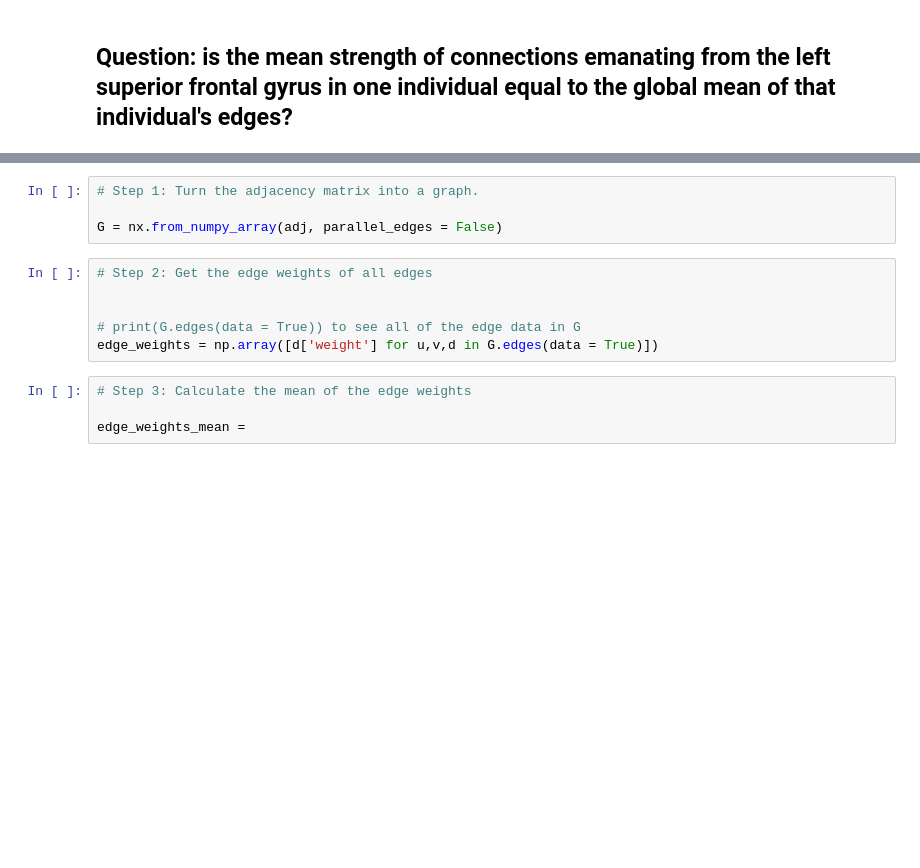
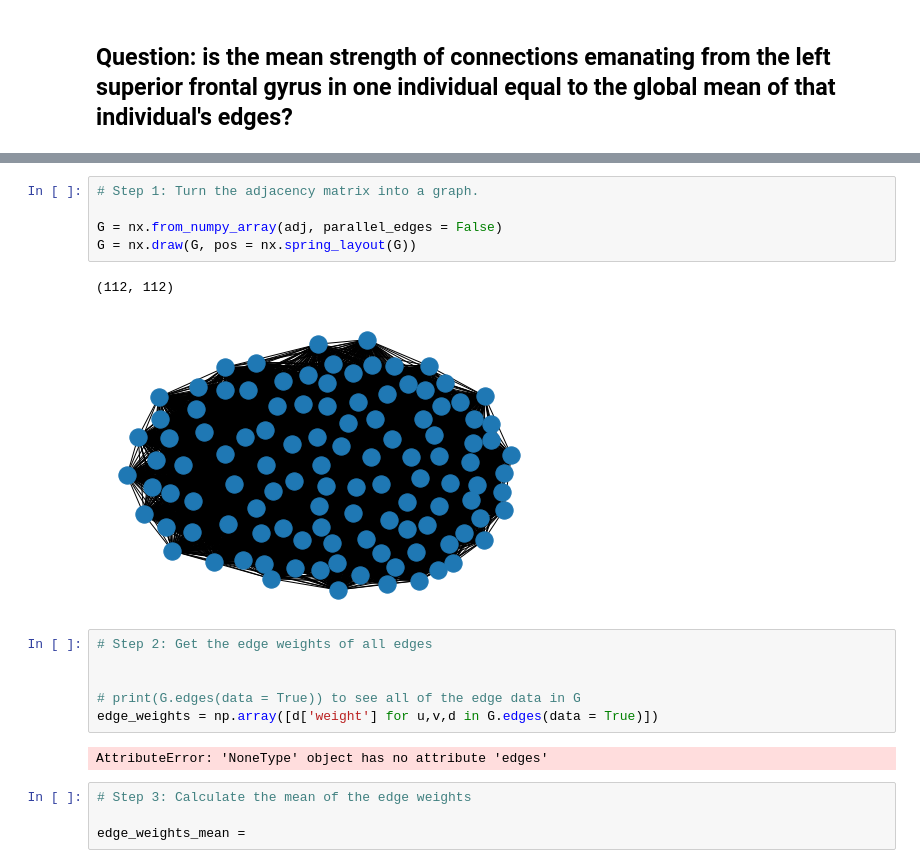
Before and after one commit to asizemore/ENM_375_lecture_code, a Jupyter notebook: lecture_11_02_25_2020/Lecture11_inclass_exercise.ipynb, the cells around one changed output, grey strips where cells are left out. Cells and saved outputs as stored; diff of their text form; blank space fills up the shorter version.

```diff
--- a/lecture_11_02_25_2020/Lecture11_inclass_exercise.ipynb
+++ b/lecture_11_02_25_2020/Lecture11_inclass_exercise.ipynb
@@ -65,13 +100,19 @@ adj = brain_array[:, :, my_individual]
 # %%
 # Step 1: Turn the adjacency matrix into a graph.
 
 G = nx.from_numpy_array(adj, parallel_edges = False)
+G = nx.draw(G, pos = nx.spring_layout(G))
+# %% [output]
+(112, 112)
+[figure, added]
 # %%
 # Step 2: Get the edge weights of all edges
 
 
 # print(G.edges(data = True)) to see all of the edge data in G
 edge_weights = np.array([d['weight'] for u,v,d in G.edges(data = True)])
+# %% [output]
+AttributeError: 'NoneType' object has no attribute 'edges'
 # %%
 # Step 3: Calculate the mean of the edge weights
 
```
Also changed, not shown: parts of 6 cells of this notebook, 4 other files.
